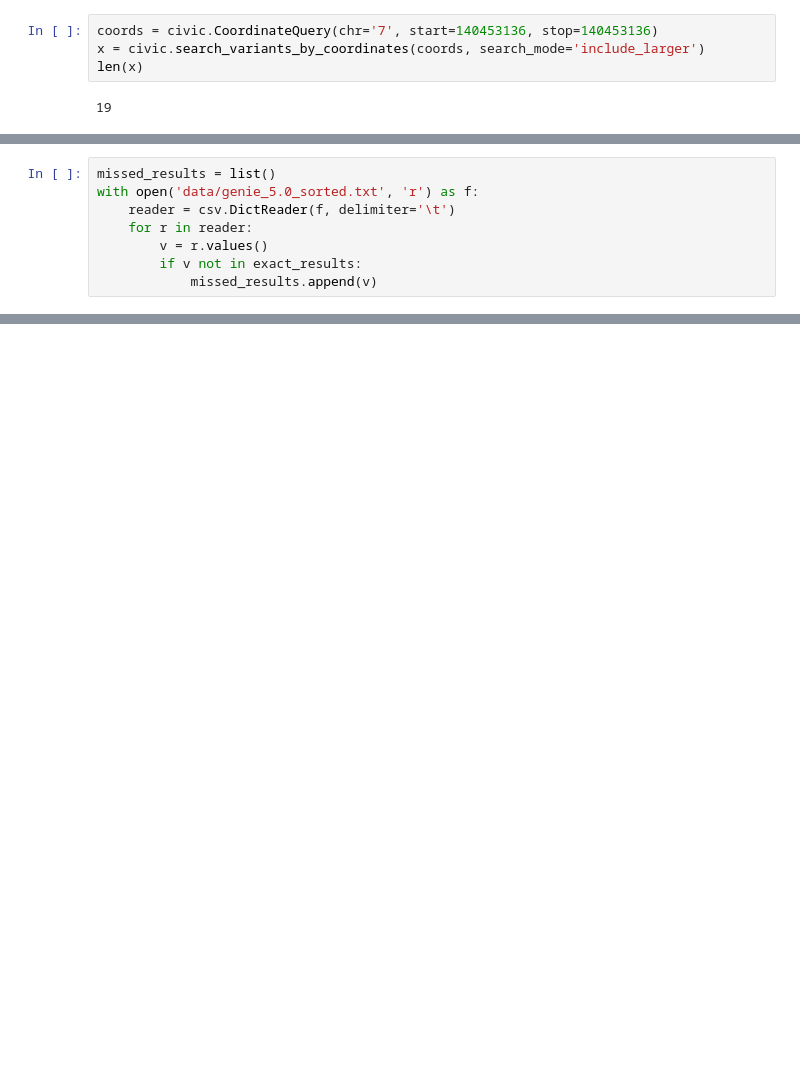
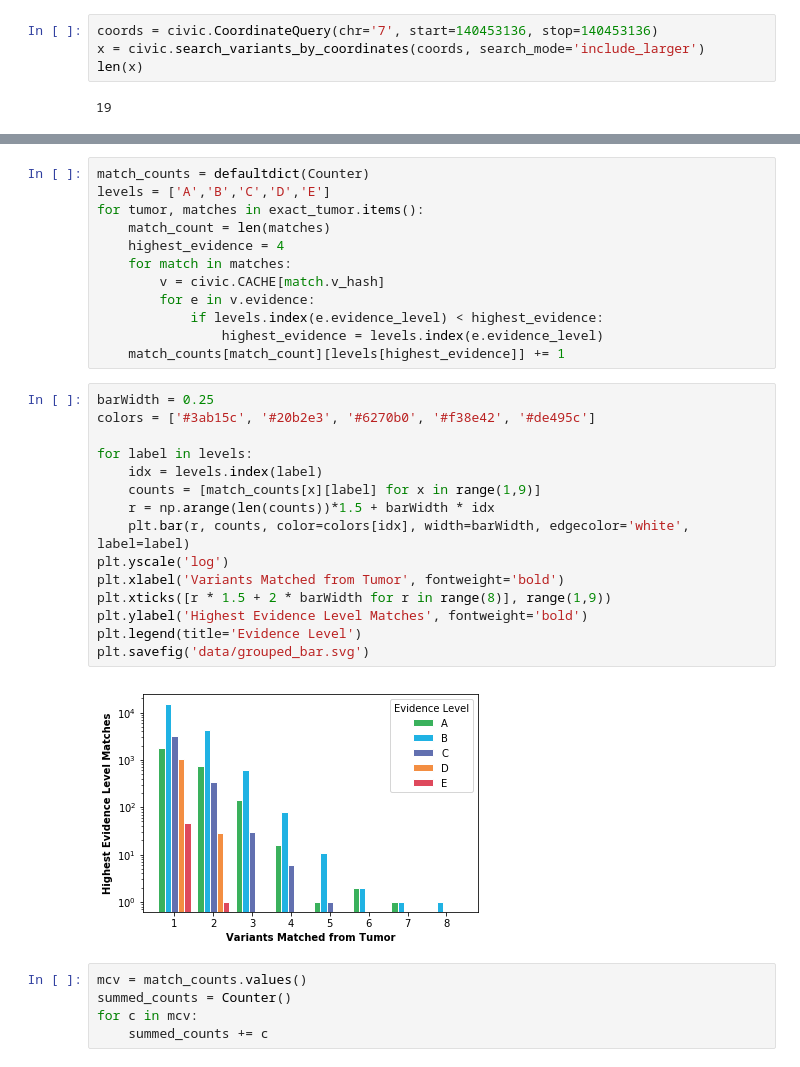
Before and after one commit to griffithlab/civicpy, a Jupyter notebook: analysis/Project GENIE.ipynb, the cells around one changed output, grey strips where cells are left out. Cells and saved outputs as stored; diff of their text form; blank space fills up the shorter version.

```diff
--- a/analysis/Project GENIE.ipynb
+++ b/analysis/Project GENIE.ipynb
@@ -122,8 +109,0 @@ v600e = civic.get_variant_by_id(12)
-# %%
-missed_results = list()
-with open('data/genie_5.0_sorted.txt', 'r') as f:
-    reader = csv.DictReader(f, delimiter='\t')
-    for r in reader:
-        v = r.values()
-        if v not in exact_results:
-            missed_results.append(v)
@@ -145,0 +174,34 @@ civic.COORDINATE_TABLE.shape
+# %%
+match_counts = defaultdict(Counter)
+levels = ['A','B','C','D','E']
+for tumor, matches in exact_tumor.items():
+    match_count = len(matches)
+    highest_evidence = 4
+    for match in matches:
+        v = civic.CACHE[match.v_hash]
+        for e in v.evidence:
+            if levels.index(e.evidence_level) < highest_evidence:
+                highest_evidence = levels.index(e.evidence_level)
+    match_counts[match_count][levels[highest_evidence]] += 1
+# %%
+barWidth = 0.25
+colors = ['#3ab15c', '#20b2e3', '#6270b0', '#f38e42', '#de495c']
+
+for label in levels:
+    idx = levels.index(label)
+    counts = [match_counts[x][label] for x in range(1,9)]
+    r = np.arange(len(counts))*1.5 + barWidth * idx
+    plt.bar(r, counts, color=colors[idx], width=barWidth, edgecolor='white', label=label)
+plt.yscale('log')
+plt.xlabel('Variants Matched from Tumor', fontweight='bold')
+plt.xticks([r * 1.5 + 2 * barWidth for r in range(8)], range(1,9))
+plt.ylabel('Highest Evidence Level Matches', fontweight='bold')
+plt.legend(title='Evidence Level')
+plt.savefig('data/grouped_bar.svg')
+# %% [output]
+[figure, added]
+# %%
+mcv = match_counts.values()
+summed_counts = Counter()
+for c in mcv:
+    summed_counts += c
```
Also changed, not shown: parts of 27 cells of this notebook, 2 other files.
